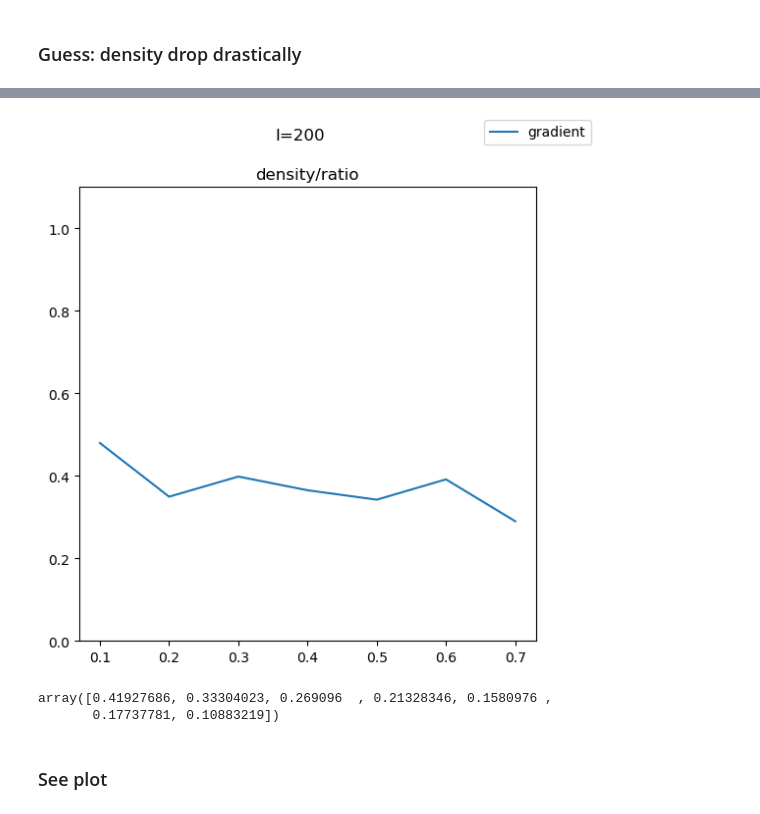
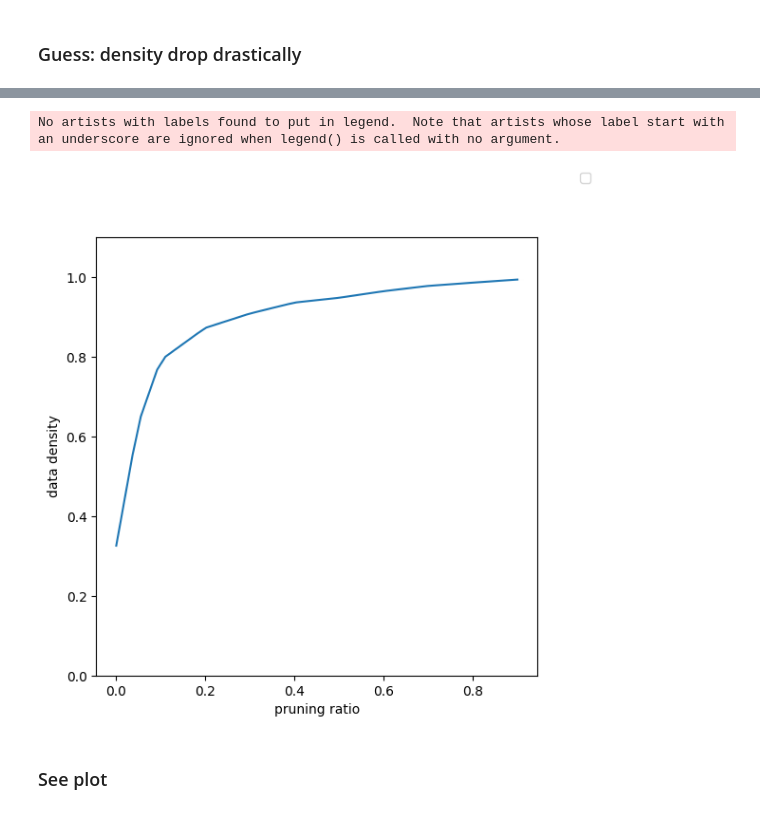
Before and after one commit to xianglinyang/GenVis, a Jupyter notebook: experiments/subsampling.ipynb, the cells around one changed output, grey strips where cells are left out. Cells and saved outputs as stored; diff of their text form; code cells hidden in the pictures.

```diff
--- a/experiments/subsampling.ipynb
+++ b/experiments/subsampling.ipynb
@@ -375,5 +396,5 @@ whether the boundary and the gap between two nearest samples are comparable
 # %% [markdown]
 ### Guess: density drop drastically
 # %%
-I = 1
+I = 200
 train_data = data_provider.train_representation(I)
@@ -388,14 +417,14 @@ len(das.sampling(train_data))/len(train_data)
 # %%
 estimated_avg_distance = list()
 for _ in range(5):
-    estimated_avg_distance.append(density_estimation_sampling(train_data, estimated_ratio=0.01))
+    estimated_avg_distance.append(density_estimation_sampling(train_data, estimated_ratio=0.1))
 avg_distance = sum(estimated_avg_distance)/len(estimated_avg_distance)
 # %%
-ratios = [0.1, 0.2, 0.3, 0.4, 0.5, 0.6, 0.7]
+ratios = [0.001, 0.005, 0.05, 0.1, 0.2, 0.3, 0.4, 0.5, 0.6, 0.7, 0.8, 0.9]
 density_plot = list()
 for ratio in ratios:
     subsampling_idxs = np.random.choice(len(train_data), int(ratio*len(train_data)), replace=False)
-    estimated_avg_distance = density_estimation_sampling(train_data[subsampling_idxs], estimated_ratio=0.25)
+    estimated_avg_distance = density_estimation_sampling(train_data[subsampling_idxs], estimated_ratio=1)
     density_plot.append(avg_distance/estimated_avg_distance)
 # %%
 ratios = np.array(ratios)
@@ -403,4 +432,4 @@ density_plot = np.array(density_plot)
 # %%
 from scipy.interpolate import interp1d
 f = interp1d(ratios, density_plot, kind="linear")
-xnew = np.linspace(0.1, 1.0, 50)
+xnew = np.linspace(0.001, 0.9, 50)
@@ -410,29 +436,27 @@ dx = (density_plot-1)/(ratios-1)
 # %%
 import matplotlib.pyplot as plt
 # Create an interpolation function
 f = interp1d(ratios, density_plot, kind="linear")
 
 fig,ax = plt.subplots(nrows=1, ncols=1, sharex=True,figsize=(6, 6))
 
-ax.set_title('density/ratio')
-# ax.plot(xnew, f(ratios), label="density")
-ax.plot(ratios, dx, label="gradient")
+# ax.set_title('density/ratio')
+ax.plot(xnew, f(xnew))
+# ax.plot(ratios, dx, label="gradient")
 # ax.plot(xnew, smoothed, label="smoothed")
 # ax.plot(ratios[:-1], dx, label="dx")
 # ax.plot(xnew[1:], rate_of_change, label="rate of change")
 ax.set_ylim(0, 1.1)
 ax.set_ylim(0, 1.1)
+ax.set_xlabel("pruning ratio")
+ax.set_ylabel("data density")
 
 fig.legend()
-fig.suptitle(f'I={I}')
+# fig.suptitle(f'I={I}')
 plt.show()
 # %% [output]
+No artists with labels found to put in legend.  Note that artists whose label start with an underscore are ignored when legend() is called with no argument.
-[figure, old version]
+[figure, new version]
-# %%
-dx
-# %% [output]
-array([0.41927686, 0.33304023, 0.269096  , 0.21328346, 0.1580976 ,
-       0.17737781, 0.10883219])
 # %% [markdown]
 ### See plot
 # %%
```
Also changed, not shown: parts of 12 cells of this notebook.
